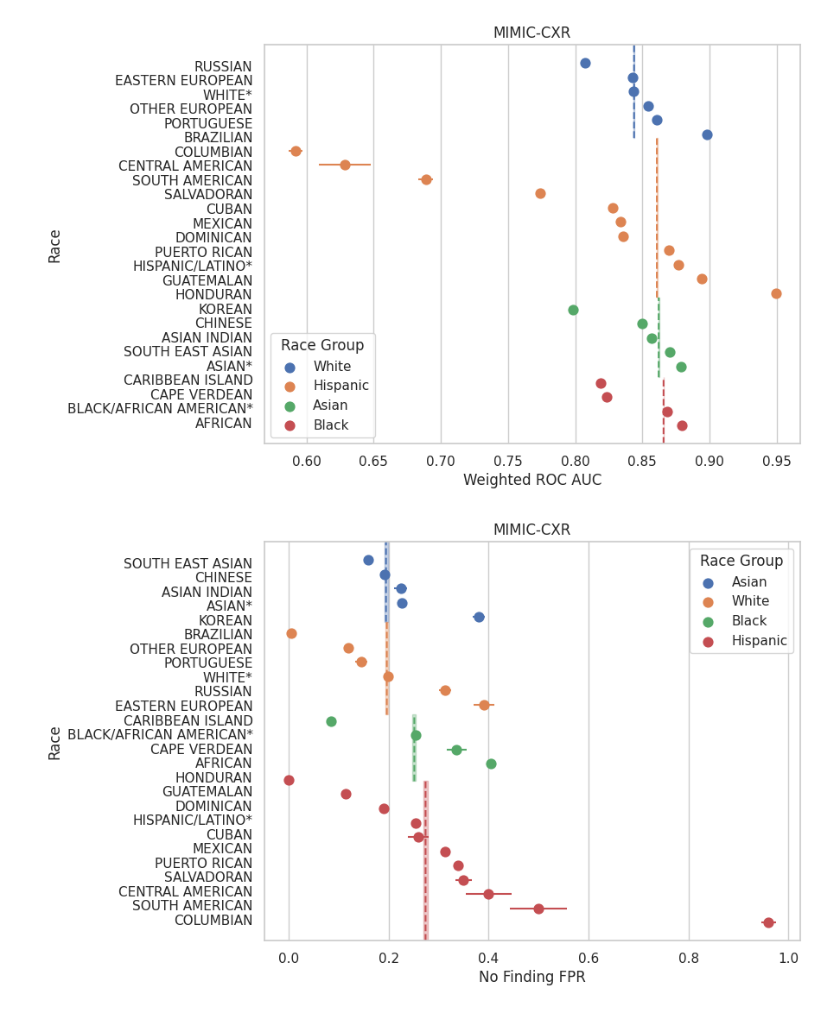
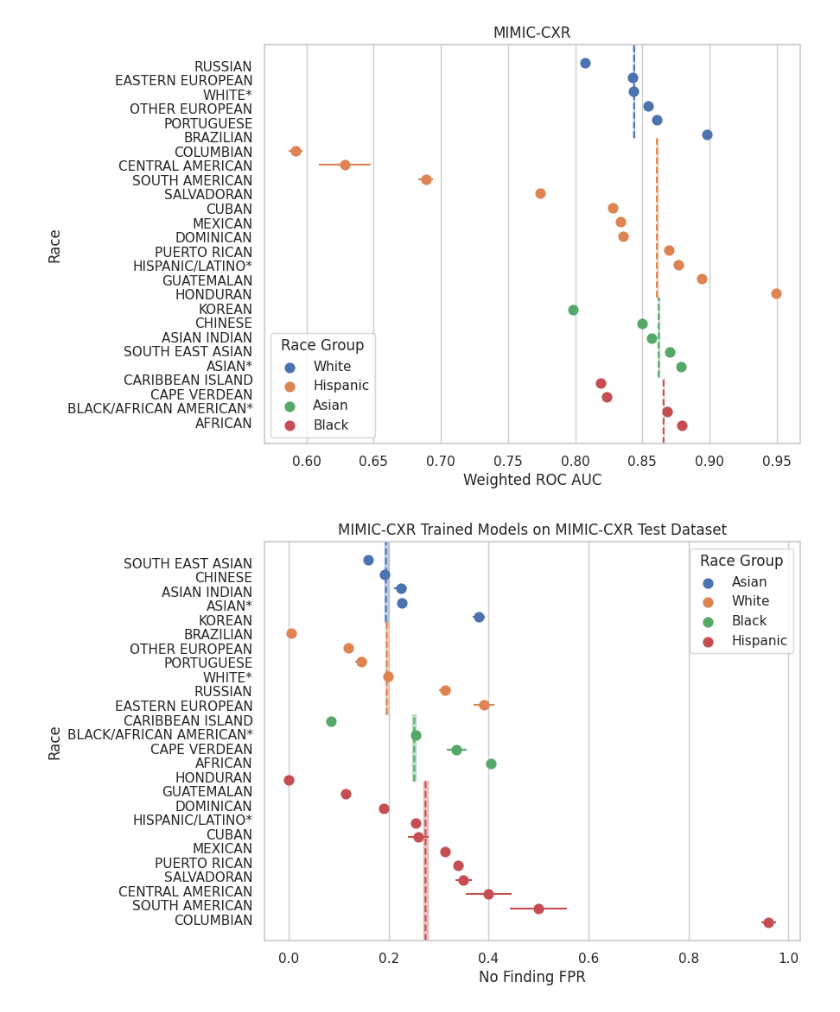
Before and after one commit to pree1199/GranularDisparitiesCXR, a Jupyter notebook: granular_analysis/mimic_final.ipynb, the cells around one changed output. Saved outputs shown, nothing was run; the diff lists cells and outputs as text; code cells hidden in the pictures.

```diff
--- a/granular_analysis/mimic_final.ipynb
+++ b/granular_analysis/mimic_final.ipynb
@@ -419,32 +419,32 @@ var_df3 = var_df2.copy()
 var_df3.Race = [item[-1] for item in var_df3.Race.str.split('- ')]
 var_df3.Race = [item[-1] for item in var_df3.Race.str.split('/')]
 var_df3 = var_df3.replace(['ASIAN', 'AFRICAN AMERICAN', 'HISPANIC OR LATINO', 'WHITE'],['ASIAN*', 'BLACK/AFRICAN AMERICAN*', 'HISPANIC/LATINO*', 'WHITE*'])
 
 ax = sns.pointplot(x=var, y='Race', hue='Race Group', data=var_df3,
               dodge=0.4, join=False, hue_order=group_order)
 
 x_coords = []
 y_coords = []
 for point_pair in ax.collections:
     for x, y in point_pair.get_offsets():
         x_coords.append(x)
         y_coords.append(y)
 
 indices = [x_coords.index(item) for item in x_coords if  item>=0]
 x_coords = [x_coords[i] for i in indices]
 y_coords = [y_coords[i] for i in indices]
 
 plt.errorbar(x=x_coords[0:5], y = y_coords[0:5], xerr=((var_df3[var][0:5] - df_lower_ci2[var][0:5]), (df_upper_ci2[var][0:5] - var_df3[var][0:5])), fmt='None', color= sns.color_palette(palette = None, n_colors = 4)[0], zorder = 4)
 plt.errorbar(x=x_coords[6:11], y = y_coords[6:11], xerr=((var_df3[var][6:11] - df_lower_ci2[var][6:11]), (df_upper_ci2[var][6:11] - var_df3[var][6:11])), fmt='None', color= sns.color_palette(palette = None, n_colors = 4)[1], zorder = 4)
 plt.errorbar(x=x_coords[12:15], y = y_coords[12:15], xerr=((var_df3[var][12:15] - df_lower_ci2[var][12:15]), (df_upper_ci2[var][12:15] - var_df3[var][12:15])), fmt='None', color= sns.color_palette(palette = None, n_colors = 4)[2], zorder = 4)
 plt.errorbar(x=x_coords[16:27], y = y_coords[16:27], xerr=((var_df3[var][16:27] - df_lower_ci2[var][16:27]), (df_upper_ci2[var][16:27] - var_df3[var][16:27])), fmt='None', color= sns.color_palette(palette = None, n_colors = 4)[3], zorder = 4)
 
 
 # Set plot title and labels
-plt.title('MIMIC-CXR')
+plt.title('MIMIC-CXR Trained Models on MIMIC-CXR Test Dataset')
 plt.xlabel(var)
 plt.ylabel('Race')
 # Show the plot
 plt.show()
 # %% [output]
-[figure, old version]
+[figure, new version]
```
Also changed, not shown: 1 other file.
